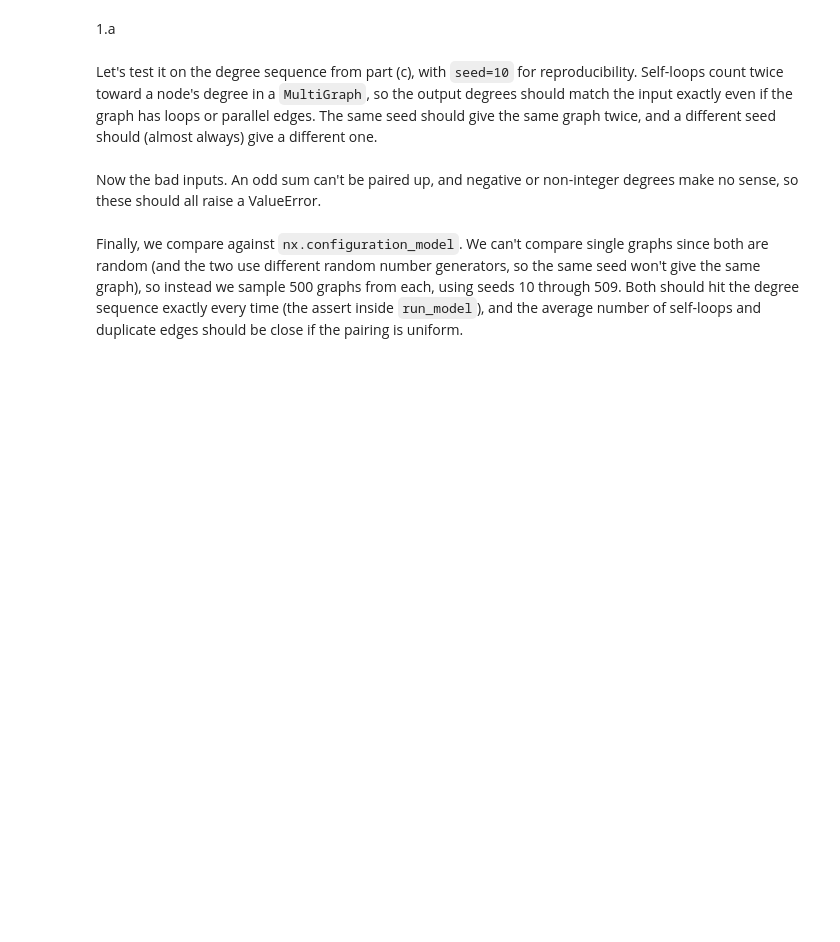
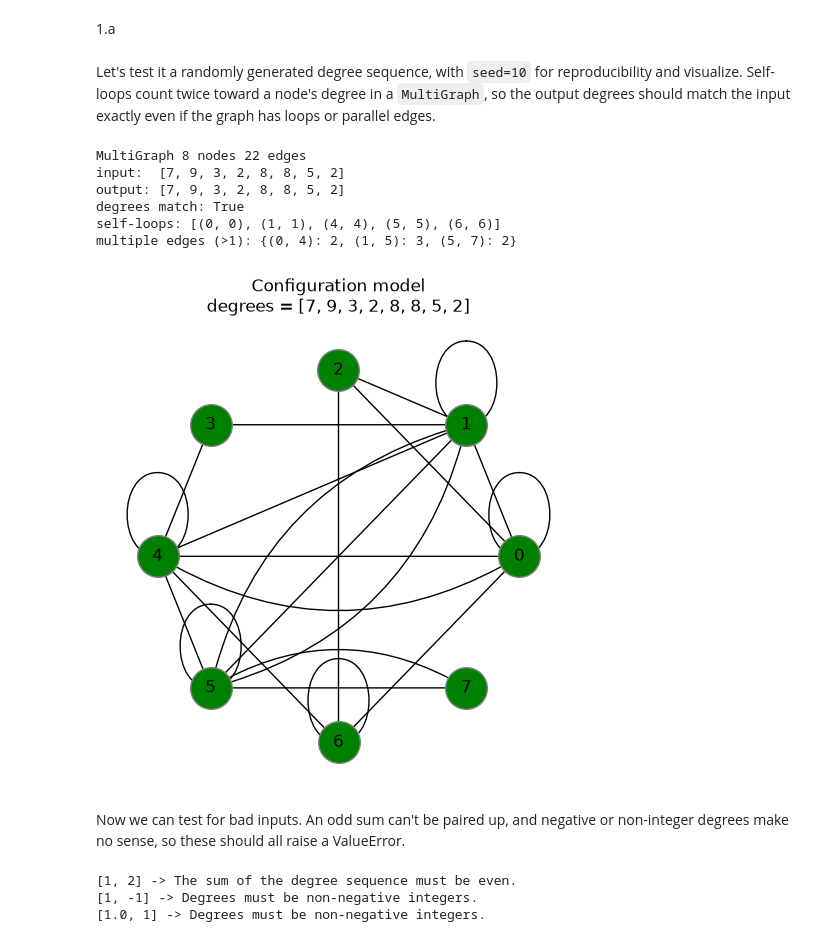
Before and after one commit to 14arjunk/CNET5051_Assignments, a Jupyter notebook: Assignment 2 Files/assignment02_kumar.ipynb, the cells around one changed output. Drawn from its saved outputs; the diff is of its cells as text; code cells hidden in the pictures; blank space fills up the shorter version.

```diff
--- a/Assignment 2 Files/assignment02_kumar.ipynb
+++ b/Assignment 2 Files/assignment02_kumar.ipynb
@@ -10,15 +10,11 @@ from itertools import combinations, permutations
 1.a
 # %%
 def configuration_model(degrees, seed=None):
-    """Configuration model from a degree sequence (list of integers). Gives node
-    i k_i stubs (half-edges), shuffles all the stubs, and pairs them up two at a
-    time. Returns an nx.MultiGraph, which may contain self-loops and duplicate
-    edges. A self-loop counts twice toward a node's degree, so every node's
-    degree equals its entry in the input exactly.
-    seed (optional int) makes the shuffle, and so the graph, reproducible.
-    Raises ValueError on negative / non-integer degrees or an odd sum.
-    Based on the class 04 notebook.
-    """
+    # build a configuration graph from a degree sequence of non-negative integers
+    # take a node and give it stubs equal to its degree
+    # then randomly pair up the stubs to form edges
+    # return error for negative or non-integer degrees, or if the sum of degrees is odd
+    # make it reproducible with a seed for the random number generator
     if any(not isinstance(k, (int, np.integer)) or k < 0 for k in degrees):
         raise ValueError("Degrees must be non-negative integers.")
     if sum(degrees) % 2 != 0:
@@ -33,24 +29,46 @@ def configuration_model(degrees, seed=None):
     G.add_edges_from(stubs.reshape(-1, 2).tolist())
     return G
 # %% [markdown]
-Let's test it on the degree sequence from part (c), with `seed=10` for reproducibility. Self-loops count twice toward a node's degree in a `MultiGraph`, so the output degrees should match the input exactly even if the graph has loops or parallel edges. The same seed should give the same graph twice, and a different seed should (almost always) give a different one.
+Let's test it a randomly generated degree sequence, with `seed=10` for reproducibility and visualize. Self-loops count twice toward a node's degree in a `MultiGraph`, so the output degrees should match the input exactly even if the graph has loops or parallel edges.
 # %%
-degrees = [8, 5, 5, 4, 3, 2, 2, 2, 1, 1, 1, 1, 1, 1, 1]
+# random degree sequence: 8 degrees between 1 and 9, redrawn until the sum is even
+rng = np.random.default_rng(10)
+degrees = rng.integers(1, 10, size=8).tolist()
+while sum(degrees) % 2 != 0:
+    degrees = rng.integers(1, 10, size=8).tolist()
+
 G = configuration_model(degrees, seed=10)
 print(type(G).__name__, G.number_of_nodes(), "nodes", G.number_of_edges(), "edges")
 print("input: ", degrees)
 print("output:", [G.degree(i) for i in range(len(degrees))])
 print("degrees match:", [G.degree(i) for i in range(len(degrees))] == degrees)
 print("self-loops:", list(nx.selfloop_edges(G)))
-print("edge multiplicities > 1:", {e: m for e, m in Counter(map(tuple, map(sorted, G.edges()))).items() if m > 1})
+print("multiple edges (>1):", {e: m for e, m in Counter(map(tuple, map(sorted, G.edges()))).items() if m > 1})
 
-# reproducibility: compare the edge lists directly
-same = configuration_model(degrees, seed=10)
-other = configuration_model(degrees, seed=11)
-print("same seed, same graph:", list(G.edges()) == list(same.edges()))
-print("different seed, same graph:", list(G.edges()) == list(other.edges()))
+# circular layout visualization, us n.draw to see all the edges
+pos = nx.circular_layout(G)
+fig, ax = plt.subplots(figsize=(6, 6))
+nx.draw_networkx_nodes(G, pos, node_color="green", edgecolors="grey", node_size=900, ax=ax)
+nx.draw_networkx_labels(G, pos, ax=ax)
+# MultiGraph edges are (u, v, key). we should draw each parallel copy with its own curvature
+# so duplicates don't sit on top of each other. alternate sides with (-1)^k and scale the curvature with k.
+for u, v, k in G.edges(keys=True):
+    rad = 0 if k == 0 else 0.3 * (-1) ** k * ((k + 1) // 2)
+    nx.draw_networkx_edges(G, pos, edgelist=[(u, v)], arrows=True, arrowstyle="-",
+                           connectionstyle=f"arc3,rad={rad}", node_size=900, ax=ax)
+ax.set_title(f"Configuration model\ndegrees = {degrees}")
+ax.set_axis_off()
+plt.show()
+# %% [output]
+MultiGraph 8 nodes 22 edges
+input:  [7, 9, 3, 2, 8, 8, 5, 2]
+output: [7, 9, 3, 2, 8, 8, 5, 2]
+degrees match: True
+self-loops: [(0, 0), (1, 1), (4, 4), (5, 5), (6, 6)]
+multiple edges (>1): {(0, 4): 2, (1, 5): 3, (5, 7): 2}
+[figure, added]
 # %% [markdown]
-Now the bad inputs. An odd sum can't be paired up, and negative or non-integer degrees make no sense, so these should all raise a ValueError.
+Now we can test for bad inputs. An odd sum can't be paired up, and negative or non-integer degrees make no sense, so these should all raise a ValueError.
 # %%
 # odd sum, negative degree, non-integer degree
 for bad in ([1, 2], [1, -1], [1.0, 1]):
@@ -58,8 +76,7 @@ for bad in ([1, 2], [1, -1], [1.0, 1]):
         configuration_model(bad)
     except ValueError as e:
         print(bad, "->", e)
-
-# empty sequence and all-zero sequence should work and give no edges
-print(configuration_model([]).number_of_nodes(), configuration_model([0, 0]).number_of_edges())
+# %% [output]
+[1, 2] -> The sum of the degree sequence must be even.
+[1, -1] -> Degrees must be non-negative integers.
+[1.0, 1] -> Degrees must be non-negative integers.
-# %% [markdown]
-Finally, we compare against `nx.configuration_model`. We can't compare single graphs since both are random (and the two use different random number generators, so the same seed won't give the same graph), so instead we sample 500 graphs from each, using seeds 10 through 509. Both should hit the degree sequence exactly every time (the assert inside `run_model`), and the average number of self-loops and duplicate edges should be close if the pairing is uniform.
```
Also changed, not shown: parts of 1 cell of this notebook.
